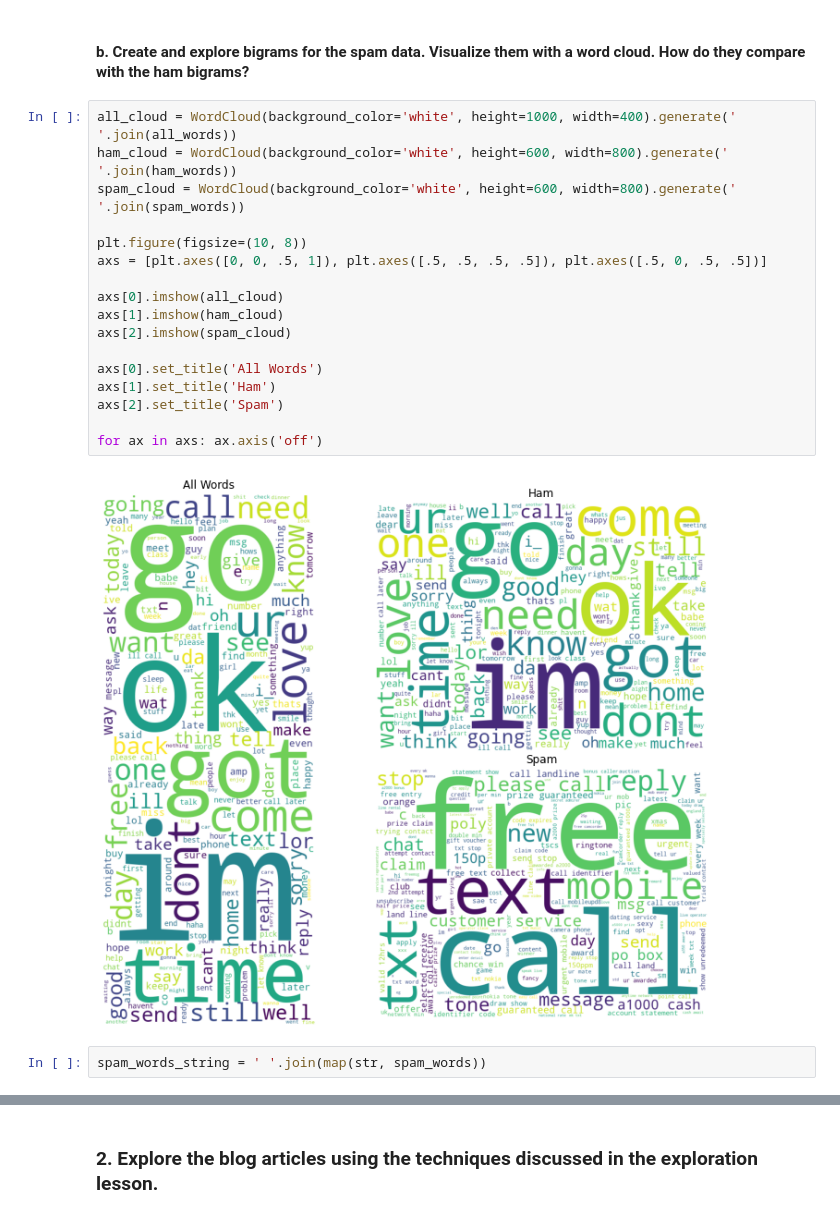
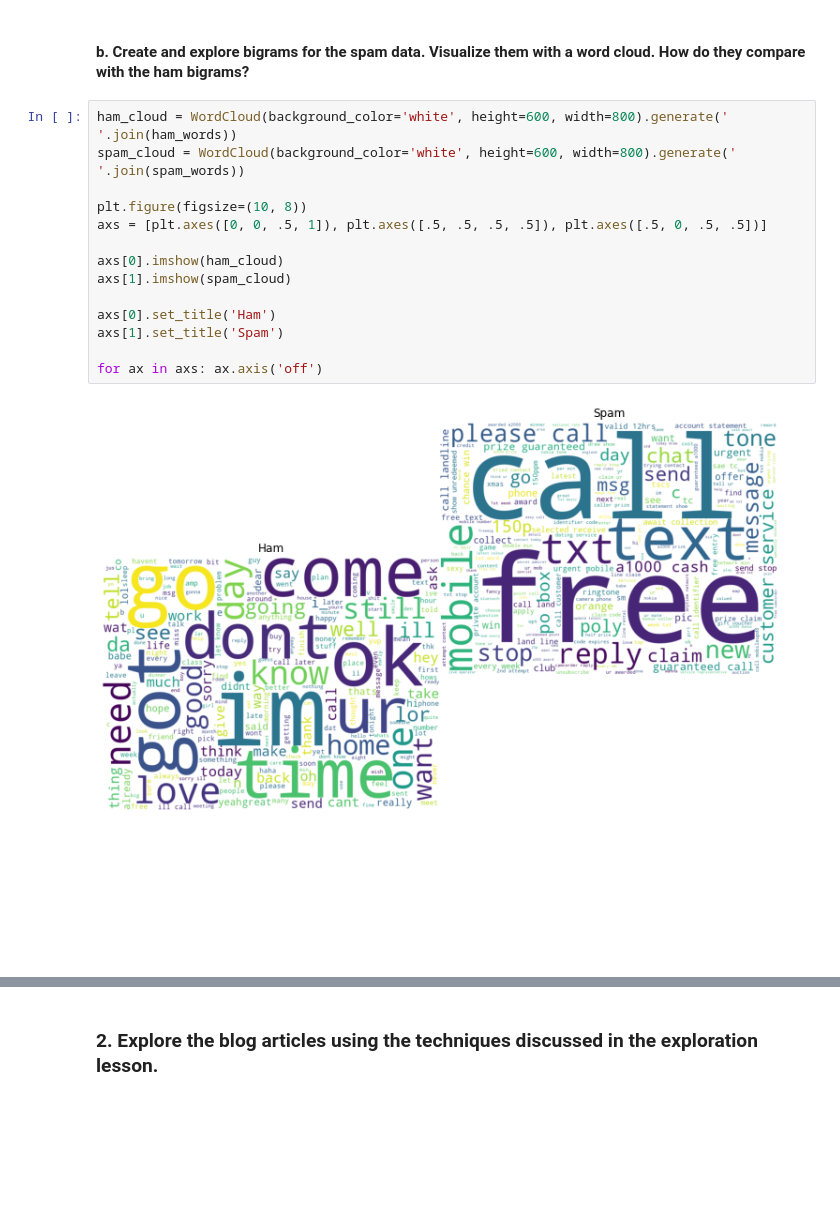
Before and after one commit to aliciag92/natural-language-processing-exercises, a Jupyter notebook: explore.ipynb, the cells around one changed output, grey strips where cells are left out. Cells and saved outputs as stored; diff of their text form; blank space fills up the shorter version.

Commit message:
finiished exploring spam data

```diff
--- a/explore.ipynb
+++ b/explore.ipynb
@@ -238,23 +238,18 @@ plt.show()
 # %% [markdown]
 #### b. Create and explore bigrams for the spam data. Visualize them with a word cloud. How do they compare with the ham bigrams?
 # %%
-all_cloud = WordCloud(background_color='white', height=1000, width=400).generate(' '.join(all_words))
 ham_cloud = WordCloud(background_color='white', height=600, width=800).generate(' '.join(ham_words))
 spam_cloud = WordCloud(background_color='white', height=600, width=800).generate(' '.join(spam_words))
 
 plt.figure(figsize=(10, 8))
 axs = [plt.axes([0, 0, .5, 1]), plt.axes([.5, .5, .5, .5]), plt.axes([.5, 0, .5, .5])]
 
-axs[0].imshow(all_cloud)
-axs[1].imshow(ham_cloud)
-axs[2].imshow(spam_cloud)
+axs[0].imshow(ham_cloud)
+axs[1].imshow(spam_cloud)
 
-axs[0].set_title('All Words')
-axs[1].set_title('Ham')
-axs[2].set_title('Spam')
+axs[0].set_title('Ham')
+axs[1].set_title('Spam')
 
 for ax in axs: ax.axis('off')
 # %% [output]
-[figure, old version]
+[figure, new version]
-# %%
-spam_words_string = ' '.join(map(str, spam_words))
```
Also changed, not shown: parts of 14 cells of this notebook.
